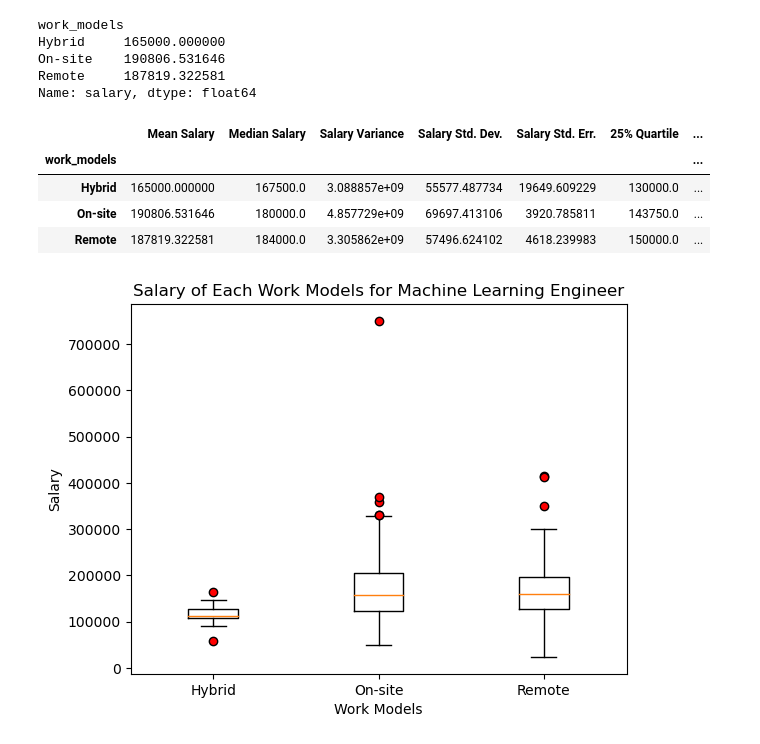
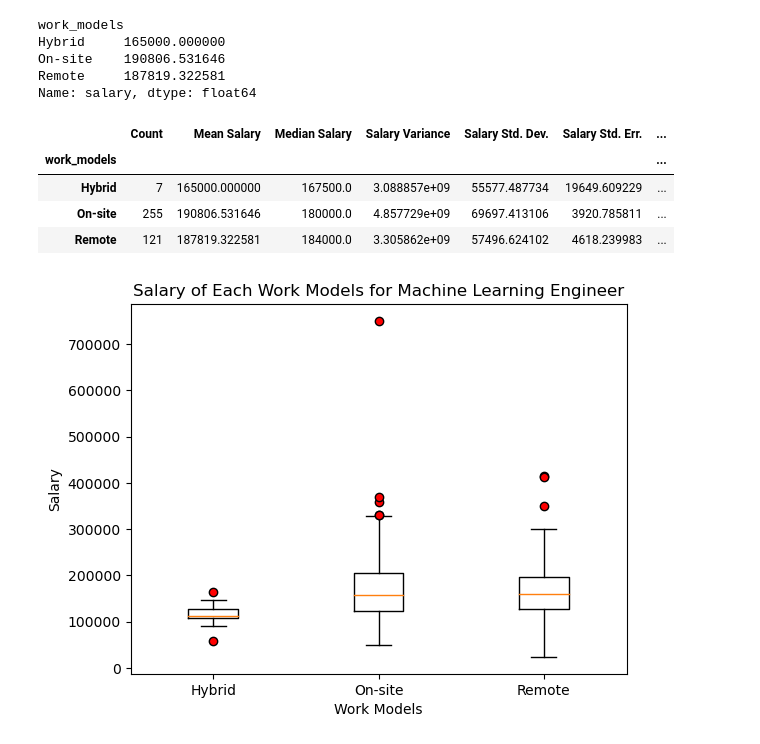
Before and after one commit to shemani2/Project1, a Jupyter notebook: Question_4/question4.ipynb, the cells around one changed output. Saved outputs shown, nothing was run; the diff lists cells and outputs as text; code cells hidden in the pictures.

```diff
--- a/Question_4/question4.ipynb
+++ b/Question_4/question4.ipynb
@@ -584,32 +592,34 @@ On-site    190806.531646
 Remote     187819.322581
 Name: salary, dtype: float64
 # %%
-# Data Analyst Work Model
+# Machine Learning Work Model
+count = machine_learning_engineer_df['salary'].groupby(machine_learning_engineer_df['work_models']).nunique()
 mean = machine_learning_engineer_df['salary'].groupby(machine_learning_engineer_df['work_models']).mean()
 median = machine_learning_engineer_df['salary'].groupby(machine_learning_engineer_df['work_models']).median()
 var = machine_learning_engineer_df['salary'].groupby(machine_learning_engineer_df['work_models']).var()
 std = machine_learning_engineer_df['salary'].groupby(machine_learning_engineer_df['work_models']).std()
 sem = machine_learning_engineer_df['salary'].groupby(machine_learning_engineer_df['work_models']).sem()
 q1 = machine_learning_engineer_df['salary'].groupby(machine_learning_engineer_df['work_models']).quantile(0.25)
 q3 = machine_learning_engineer_df['salary'].groupby(machine_learning_engineer_df['work_models']).quantile(0.75)
 # Use groupby and summary statistical methods to calculate the following properties of each work models
 # mean, median, variance, standard deviation, and SEM of the salary
 # Assemble the resulting series into a single summary DataFrame.
-mle_summary_stat = pd.DataFrame({"Mean Salary": mean,
+mle_summary_stat = pd.DataFrame({"Count": count,
+                                "Mean Salary": mean,
                              "Median Salary": median,
                              "Salary Variance": var,
                              "Salary Std. Dev.": std,
                              "Salary Std. Err.": sem,
                              "25% Quartile": q1,
                              "75% Quartille": q3})
 
 mle_summary_stat
 # %% [output]
-|  | Mean Salary | Median Salary | Salary Variance | Salary Std. Dev. | Salary Std. Err. | 25% Quartile | ... |
+|  | Count | Mean Salary | Median Salary | Salary Variance | Salary Std. Dev. | Salary Std. Err. | ... |
 | work_models |  |  |  |  |  |  | ... |
-| Hybrid | 165000.000000 | 167500.0 | 3.088857e+09 | 55577.487734 | 19649.609229 | 130000.0 | ... |
-| On-site | 190806.531646 | 180000.0 | 4.857729e+09 | 69697.413106 | 3920.785811 | 143750.0 | ... |
-| Remote | 187819.322581 | 184000.0 | 3.305862e+09 | 57496.624102 | 4618.239983 | 150000.0 | ... |
+| Hybrid | 7 | 165000.000000 | 167500.0 | 3.088857e+09 | 55577.487734 | 19649.609229 | ... |
+| On-site | 255 | 190806.531646 | 180000.0 | 4.857729e+09 | 69697.413106 | 3920.785811 | ... |
+| Remote | 121 | 187819.322581 | 184000.0 | 3.305862e+09 | 57496.624102 | 4618.239983 | ... |
 # %%
 # Generate a box plot that shows the distrubution of the tumor volume for each work model of Data Engineer.
 red_dot = dict(markerfacecolor="red", markersize=6)
```
Also changed, not shown: parts of 4 cells of this notebook.
